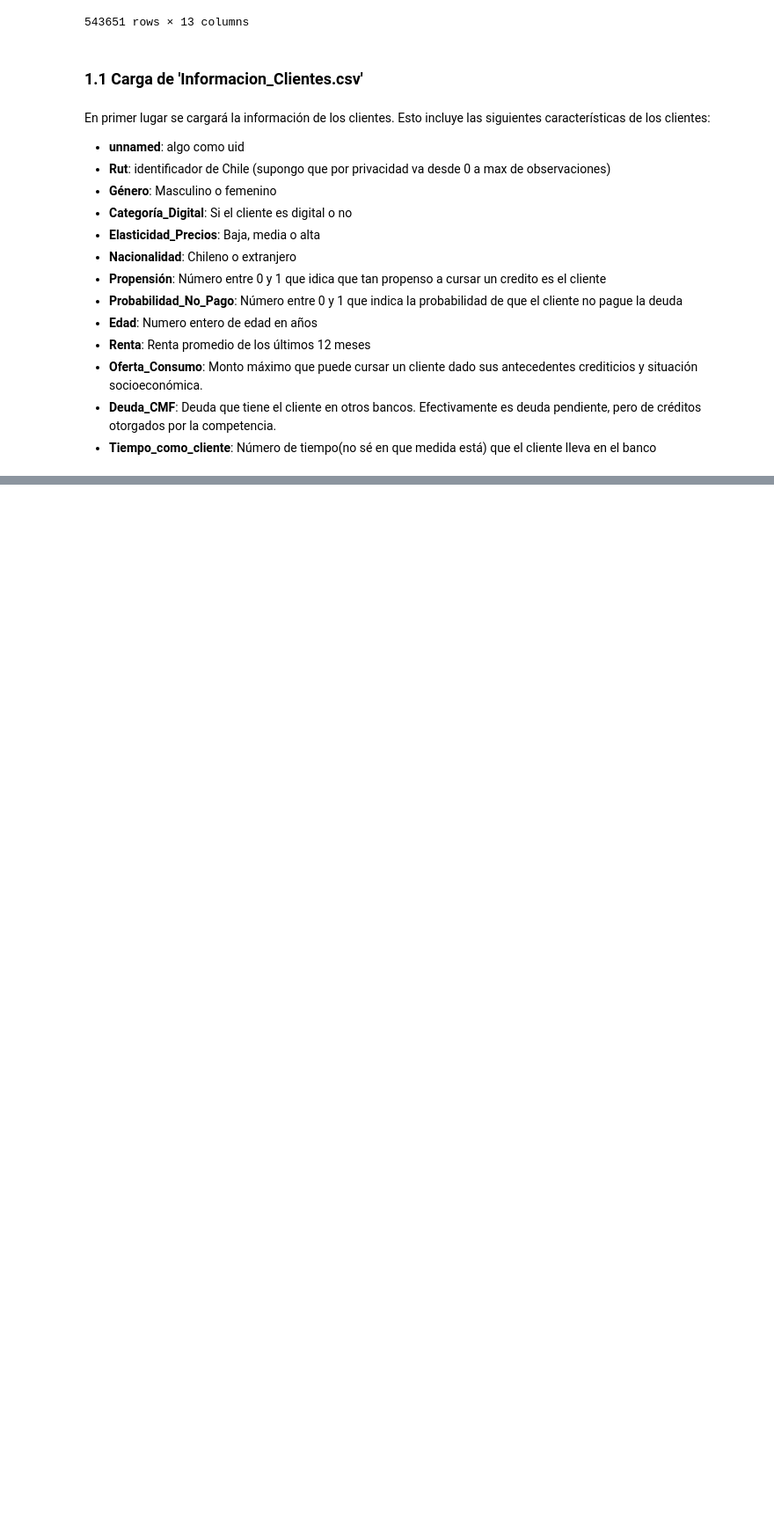
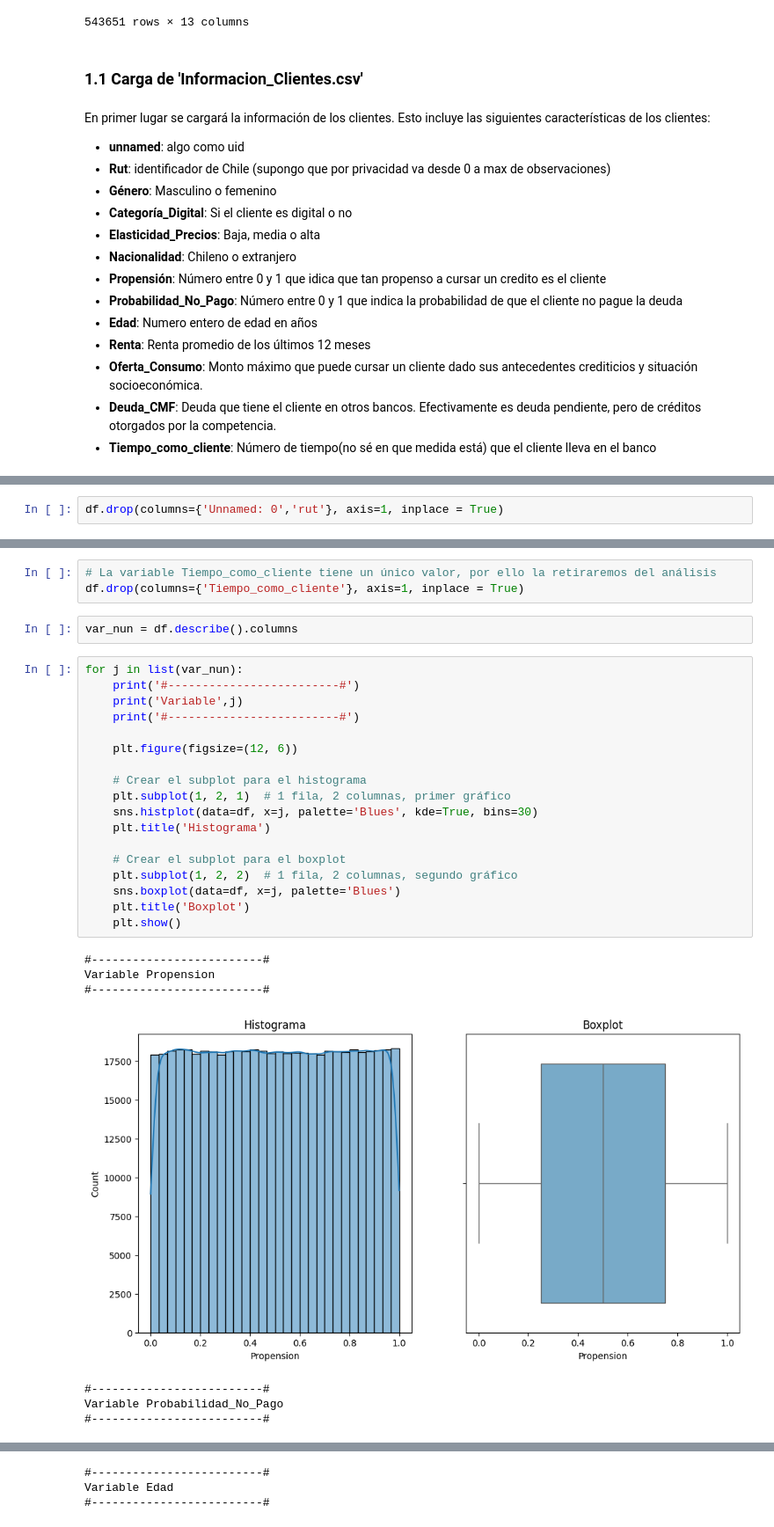
Before and after one commit to JosepVargasf/repo_mineria_de_datos, a Jupyter notebook: procesamiento.ipynb, the cells around one changed output, grey strips where cells are left out. Shown at 88% size. Cells and saved outputs as stored; diff of their text form; blank space fills up the shorter version.

```diff
--- a/procesamiento.ipynb
+++ b/procesamiento.ipynb
@@ -51,0 +87,2 @@ En primer lugar se cargará la información de los clientes. Esto incluye las si
+# %%
+df.drop(columns={'Unnamed: 0','rut'}, axis=1, inplace = True)
@@ -51,0 +102,31 @@ En primer lugar se cargará la información de los clientes. Esto incluye las si
+# %%
+# La variable Tiempo_como_cliente tiene un único valor, por ello la retiraremos del análisis
+df.drop(columns={'Tiempo_como_cliente'}, axis=1, inplace = True)
+# %%
+var_nun = df.describe().columns
+# %%
+for j in list(var_nun):
+    print('#-------------------------#')
+    print('Variable',j)
+    print('#-------------------------#')
+
+    plt.figure(figsize=(12, 6))
+
+    # Crear el subplot para el histograma
+    plt.subplot(1, 2, 1)  # 1 fila, 2 columnas, primer gráfico
+    sns.histplot(data=df, x=j, palette='Blues', kde=True, bins=30)
+    plt.title('Histograma')
+
+    # Crear el subplot para el boxplot
+    plt.subplot(1, 2, 2)  # 1 fila, 2 columnas, segundo gráfico
+    sns.boxplot(data=df, x=j, palette='Blues')
+    plt.title('Boxplot')
+    plt.show()
+# %% [output]
+#-------------------------#
+Variable Propension
+#-------------------------#
+[figure, added]
+#-------------------------#
+Variable Probabilidad_No_Pago
+#-------------------------#
@@ -51,0 +134,3 @@ En primer lugar se cargará la información de los clientes. Esto incluye las si
+#-------------------------#
+Variable Edad
+#-------------------------#
```
Also changed, not shown: parts of 9 cells of this notebook.
